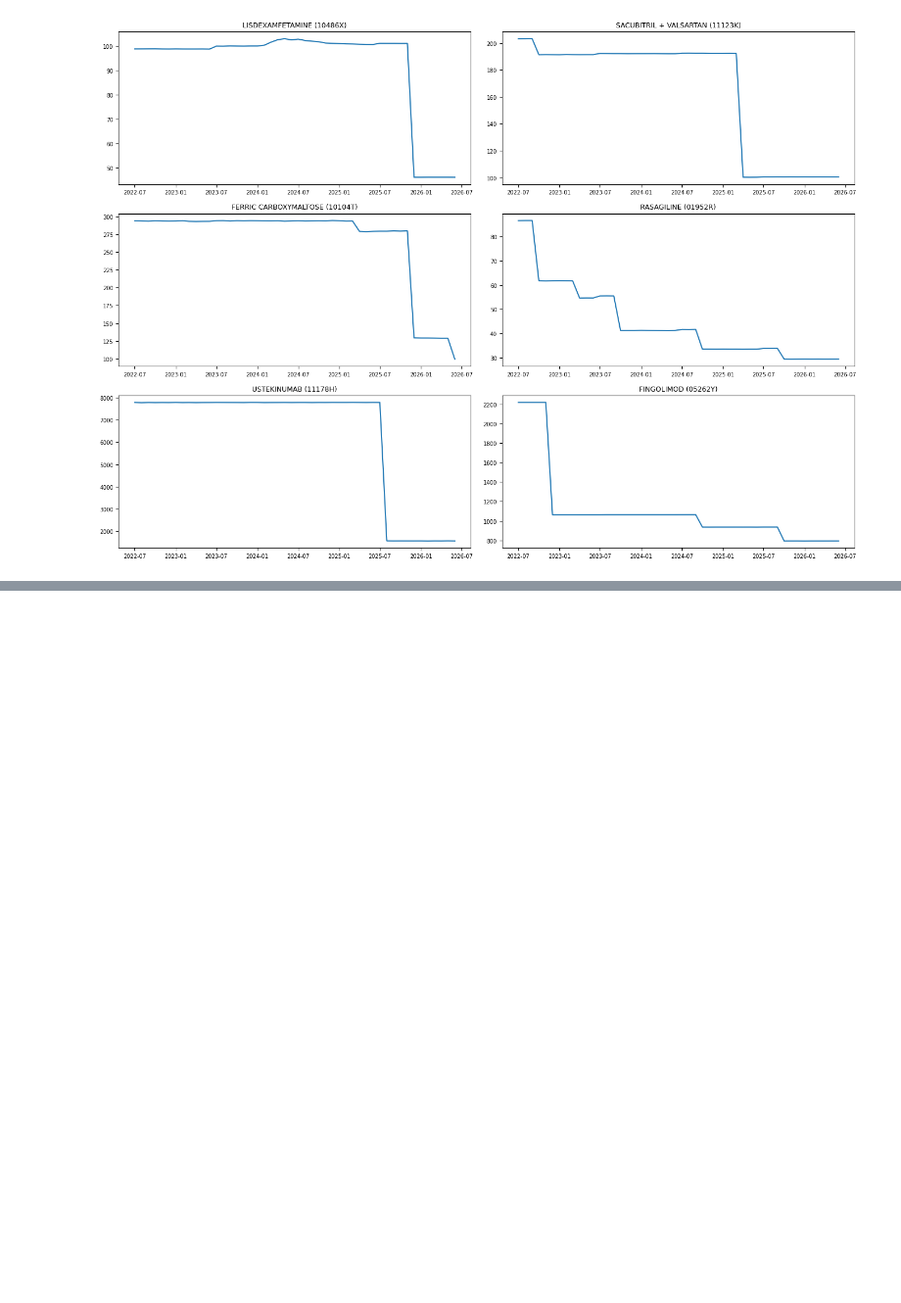
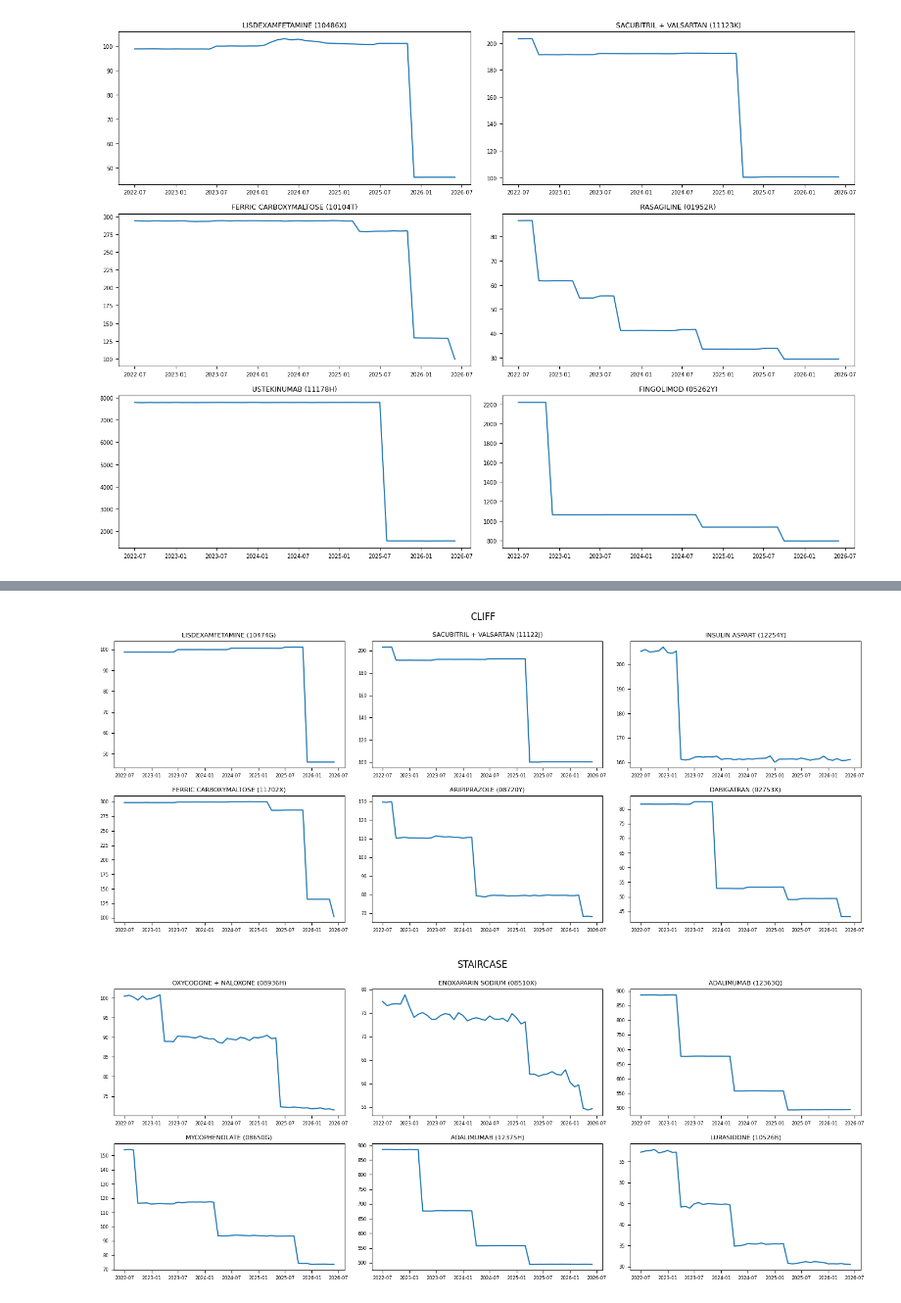
Before and after one commit to aryakamat01-sketch/pbs-generic-erosion, a Jupyter notebook: pbs_generic_erosion.ipynb, the cells around one changed output, grey strips where cells are left out. Shown at 98% size. Saved outputs shown, nothing was run; the diff lists cells and outputs as text; code cells hidden in the pictures; blank space fills up the shorter version.

Commit message:
add cliff vs staircase classification

```diff
--- a/pbs_generic_erosion.ipynb
+++ b/pbs_generic_erosion.ipynb
@@ -270,0 +302,16 @@ presentation of the molecule simultaneously, rather than noise.
+# %%
+cand = cand.sort_values(['ITEM_CODE', 'date'])
+cand['mom'] = cand.groupby('ITEM_CODE')['cost_per_script'].pct_change() * 100
+
+diag = (cand.groupby('ITEM_CODE')
+            .agg(max_drop=('mom', 'min'),
+                 n_drops_5pct=('mom', lambda s: (s <= -5).sum()))
+            .reset_index())
+
+diag = diag.merge(change, on='ITEM_CODE')
+diag['share_of_decline'] = diag['max_drop'] / diag['pct_change']
+
+fallers = diag[diag['pct_change'] < -20]
+print(len(fallers))
+print(fallers['share_of_decline'].describe())
+print(fallers['n_drops_5pct'].value_counts().sort_index())
@@ -270,0 +356,7 @@ presentation of the molecule simultaneously, rather than noise.
+# %%
+diag['pattern'] = 'other'
+diag.loc[(diag['pct_change'] < -20) & (diag['share_of_decline'] >= 0.7), 'pattern'] = 'cliff'
+diag.loc[(diag['pct_change'] < -20) & (diag['share_of_decline'] < 0.7), 'pattern'] = 'staircase'
+
+print(diag['pattern'].value_counts())
+print(diag[diag['pattern'] == 'cliff']['pct_change'].describe())
@@ -270,0 +397,19 @@ presentation of the molecule simultaneously, rather than noise.
+# %%
+import numpy as np
+rng = np.random.default_rng(42)
+
+for label in ['cliff', 'staircase']:
+    codes = diag[diag['pattern'] == label]['ITEM_CODE'].values
+    picks = rng.choice(codes, 6, replace=False)
+    fig, axes = plt.subplots(2, 3, figsize=(14, 6))
+    for ax, code in zip(axes.flat, picks):
+        d = monthly[monthly['ITEM_CODE'] == code].sort_values('date')
+        ax.plot(d['date'], d['cost_per_script'])
+        ax.set_title(f"{d['DRUG_NAME'].iloc[0]} ({code})", fontsize=8)
+        ax.tick_params(labelsize=6)
+    fig.suptitle(label.upper())
+    plt.tight_layout()
+    plt.show()
+# %% [output]
+[figure, added]
+[figure, added]
```
Also changed, not shown: parts of 7 cells of this notebook.
